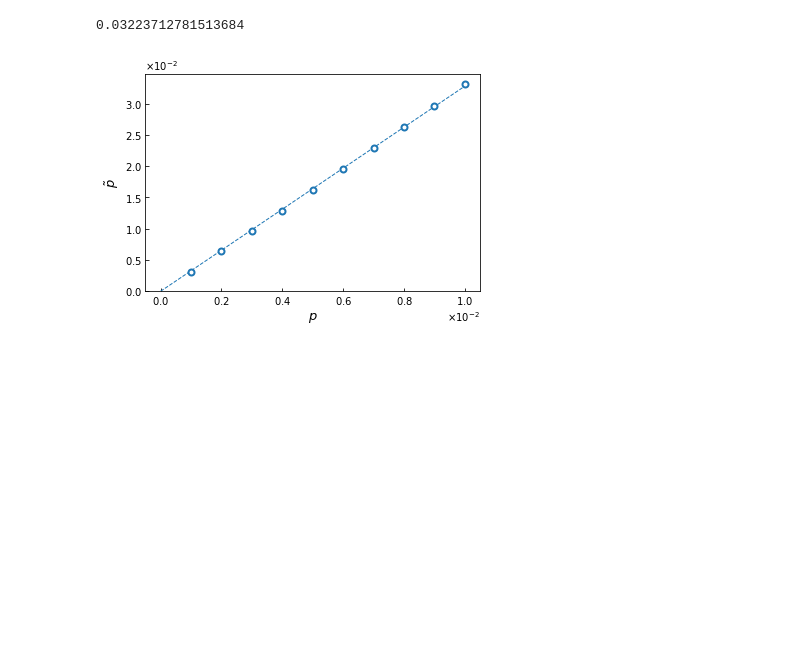
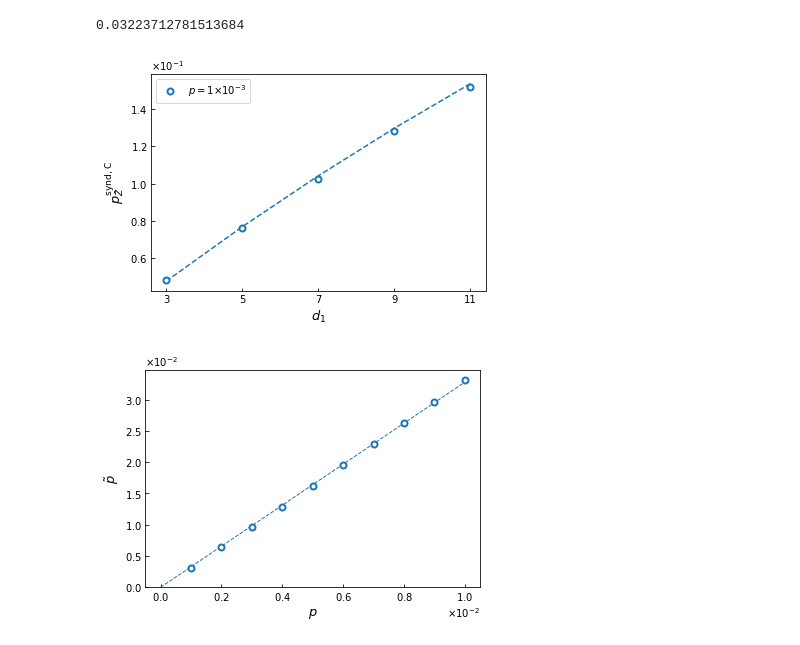
Before and after one commit to kono0924/Fujii-lab, a Jupyter notebook: logical_gate/csv_view.ipynb, the cells around one changed output. Drawn from its saved outputs; the diff is of its cells as text; code cells hidden in the pictures; blank space fills up the shorter version.

```diff
--- a/logical_gate/csv_view.ipynb
+++ b/logical_gate/csv_view.ipynb
@@ -366,6 +366,28 @@ k = np.dot(p_list,fin_p_list) / np.dot(p_list,p_list)
 print(k)
 # %% [output]
 0.03223712781513684
+# %%
+fig, ax = plt.subplots()
+
+p_list = [0.1,0.2,0.3,0.4,0.5]
+fin_p_list = []
+cm = plt.get_cmap("tab10")
+
+for i in range(1):
+    ax.plot(code_distance_list, 1/2 * (1-(1-0.02*3.28*p_list[4])**code_distance_list),marker='',color=cm(i),linestyle="dashed")
+    ax.plot(code_distance_list, data.iloc[1],marker='o',linewidth=0,markerfacecolor="w",markeredgewidth=2,color=cm(i),label=r"$p=$"+str(int(p_list[i]*10))+r"$\times 10^{-3}$")
+
+#ax.set_ylim(0,)
+ax.set_xticks(code_distance_list)
+ax.set_xlabel(r"$d_1$", fontsize=13)
+ax.set_ylabel(r"$p^{\mathrm{synd, C}}_{\bar{Z}}$", fontsize=13)
+ax.yaxis.set_major_formatter(ptick.ScalarFormatter(useMathText=True))
+ax.ticklabel_format(style="sci",  axis="y",scilimits=(0,0))
+
+plt.legend()
+plt.show()
+# %% [output]
+[figure, added]
 # %%
 fig, ax = plt.subplots()
 ax.plot([0,1/100], [0, k] ,marker='',linewidth=1,color=cm(0),linestyle="dashed")
```
Also changed, not shown: 12 other files.
